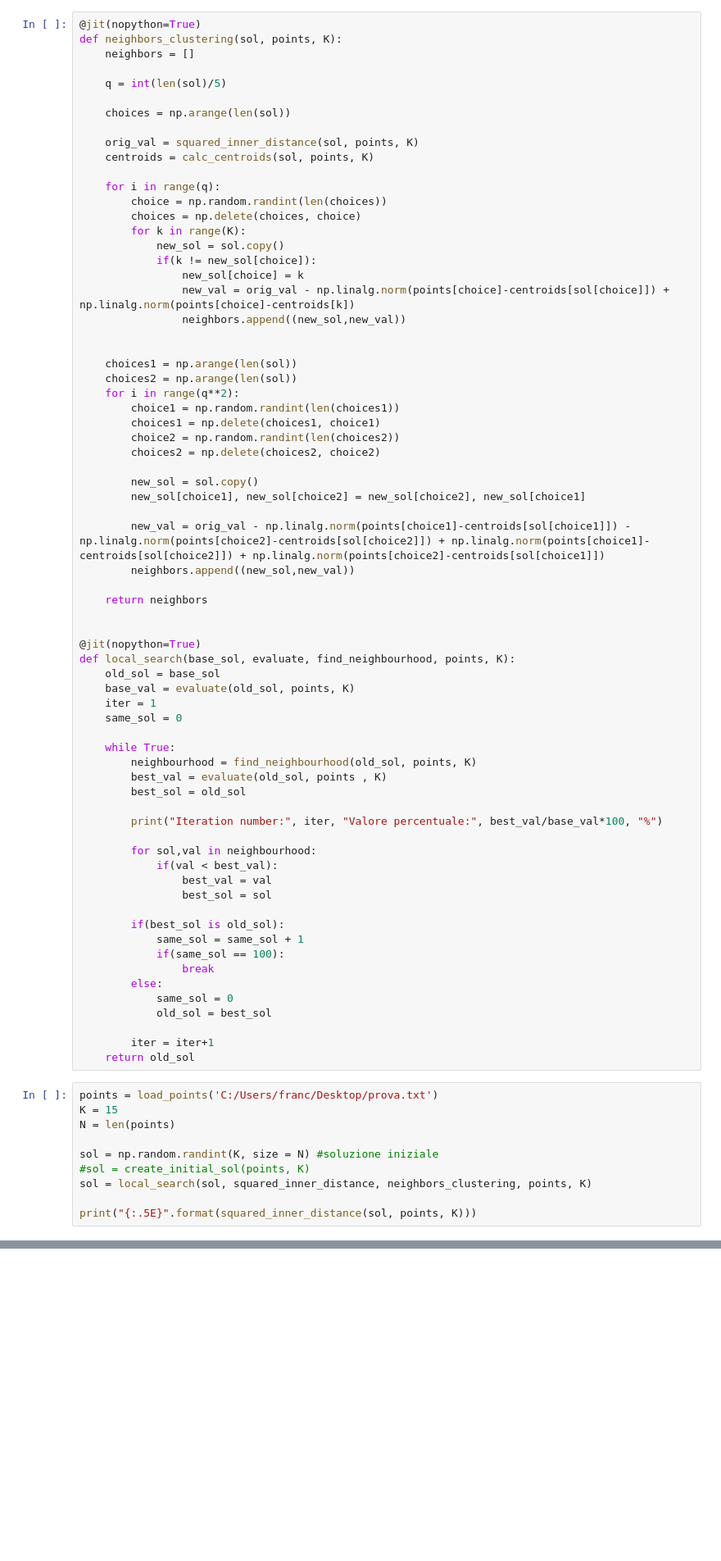
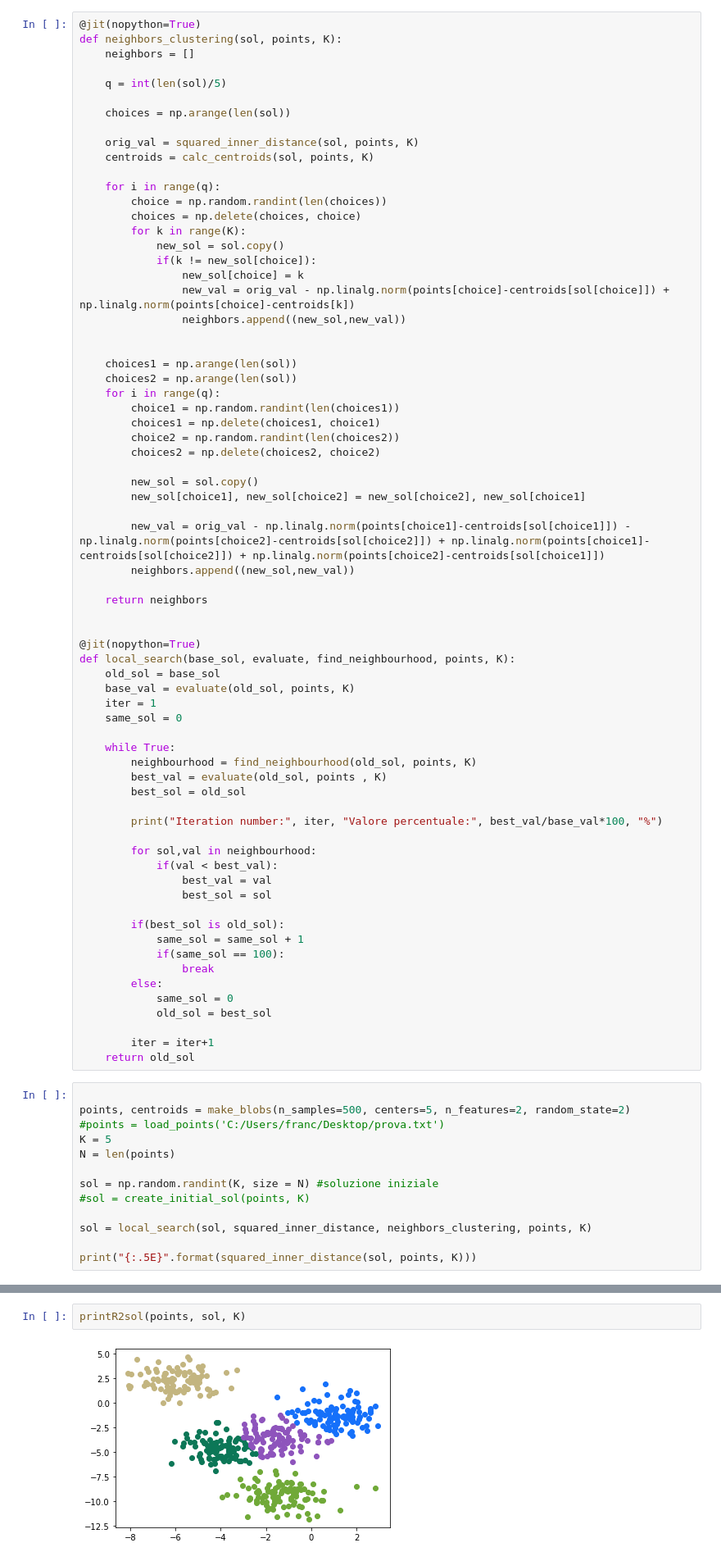
Before and after one commit to mconti99/Ricerca_Operativa_2022, a Jupyter notebook: local_search_clustering.ipynb, the cells around one changed output, grey strips where cells are left out. Shown at 82% size. Saved outputs shown, nothing was run; the diff lists cells and outputs as text; blank space fills up the shorter version.

```diff
--- a/local_search_clustering.ipynb
+++ b/local_search_clustering.ipynb
@@ -30,7 +31,7 @@ def neighbors_clustering(sol, points, K):
 
     choices1 = np.arange(len(sol))
     choices2 = np.arange(len(sol))
-    for i in range(q**2):
+    for i in range(q):
         choice1 = np.random.randint(len(choices1))
         choices1 = np.delete(choices1, choice1)
         choice2 = np.random.randint(len(choices2))
@@ -75,12 +76,15 @@ def local_search(base_sol, evaluate, find_neighbourhood, points, K):
         iter = iter+1
     return old_sol
 # %%
-points = load_points('C:/Users/franc/Desktop/prova.txt')
-K = 15
+
+points, centroids = make_blobs(n_samples=500, centers=5, n_features=2, random_state=2)
+#points = load_points('C:/Users/franc/Desktop/prova.txt')
+K = 5
 N = len(points)
 
 sol = np.random.randint(K, size = N) #soluzione iniziale
 #sol = create_initial_sol(points, K)
+
 sol = local_search(sol, squared_inner_distance, neighbors_clustering, points, K)
 
 print("{:.5E}".format(squared_inner_distance(sol, points, K)))
@@ -108,0 +113,4 @@ print("{:.5E}".format(squared_inner_distance(sol, points, K)))
+# %%
+printR2sol(points, sol, K)
+# %% [output]
+[figure, added]
```
Also changed, not shown: parts of 4 cells of this notebook, 17 other files.
